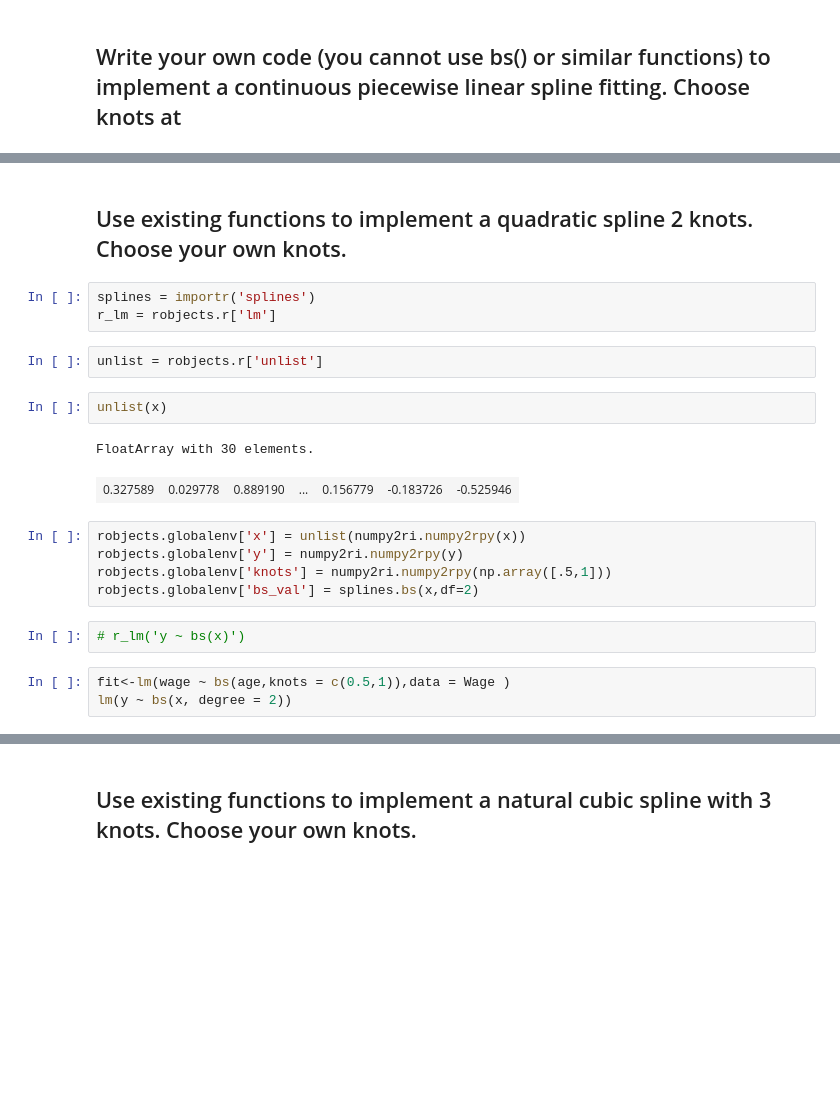
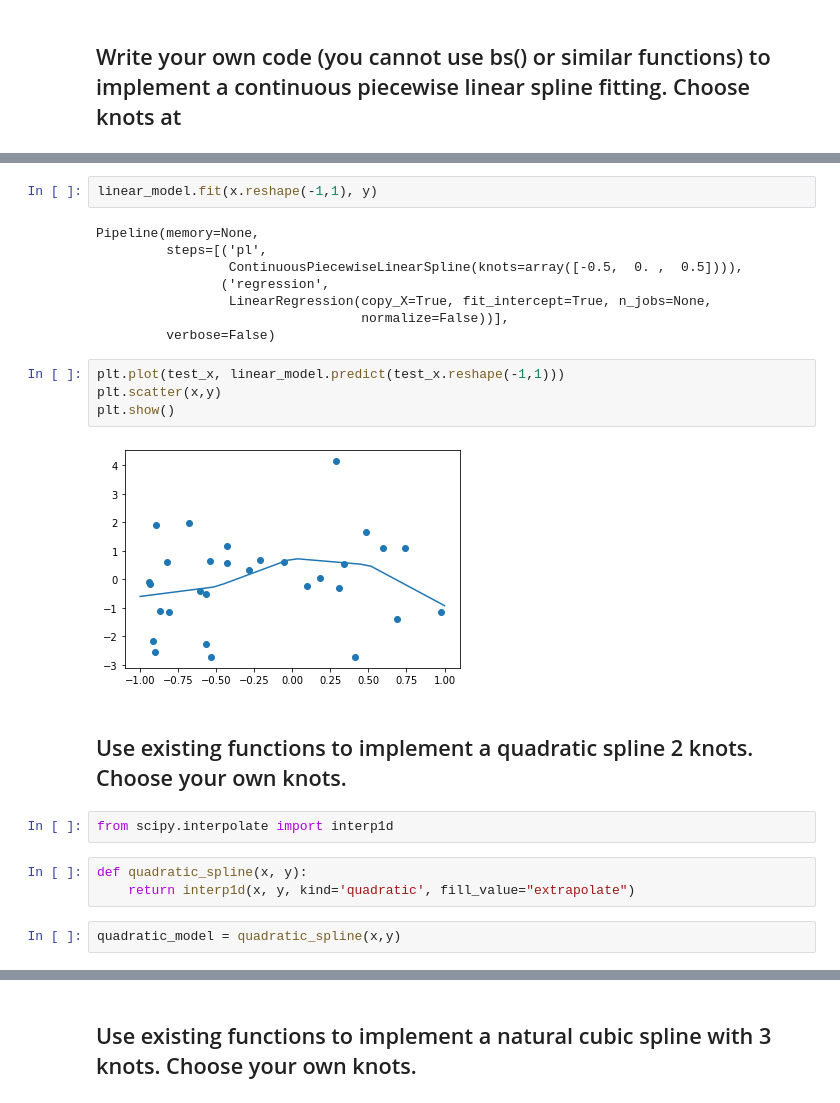
Before and after one commit to edgar971/cs598-stats, a Jupyter notebook: week-5/HW3_edgarsp2-b.ipynb, the cells around one changed output, grey strips where cells are left out. Saved outputs shown, nothing was run; the diff lists cells and outputs as text; blank space fills up the shorter version.

```diff
--- a/week-5/HW3_edgarsp2-b.ipynb
+++ b/week-5/HW3_edgarsp2-b.ipynb
@@ -54,22 +67,25 @@ array([ 2.40037633, -3.14405946,  4.6493866 , -7.1960482 ])
+# %%
+linear_model.fit(x.reshape(-1,1), y)
+# %% [output]
+Pipeline(memory=None,
+         steps=[('pl',
+                 ContinuousPiecewiseLinearSpline(knots=array([-0.5,  0. ,  0.5]))),
+                ('regression',
+                 LinearRegression(copy_X=True, fit_intercept=True, n_jobs=None,
+                                  normalize=False))],
+         verbose=False)
+# %%
+plt.plot(test_x, linear_model.predict(test_x.reshape(-1,1)))
+plt.scatter(x,y)
+plt.show()
+# %% [output]
+[figure, added]
 # %% [markdown]
 ## Use existing functions to implement a quadratic spline 2 knots. Choose your own knots.
-# %%
-splines = importr('splines')
-r_lm = robjects.r['lm']
-# %%
-unlist = robjects.r['unlist']
-# %%
-unlist(x)
-# %% [output]
-FloatArray with 30 elements.
-| 0.327589 | 0.029778 | 0.889190 | ... | 0.156779 | -0.183726 | -0.525946 |
-# %%
-robjects.globalenv['x'] = unlist(numpy2ri.numpy2rpy(x))
-robjects.globalenv['y'] = numpy2ri.numpy2rpy(y)
-robjects.globalenv['knots'] = numpy2ri.numpy2rpy(np.array([.5,1]))
-robjects.globalenv['bs_val'] = splines.bs(x,df=2)
-# %%
-# r_lm('y ~ bs(x)')
-# %%
-fit<-lm(wage ~ bs(age,knots = c(0.5,1)),data = Wage )
-lm(y ~ bs(x, degree = 2))
+# %%
+from scipy.interpolate import interp1d
+# %%
+def quadratic_spline(x, y):
+    return interp1d(x, y, kind='quadratic', fill_value="extrapolate")
+# %%
+quadratic_model = quadratic_spline(x,y)
```
Also changed, not shown: parts of 32 cells of this notebook.
